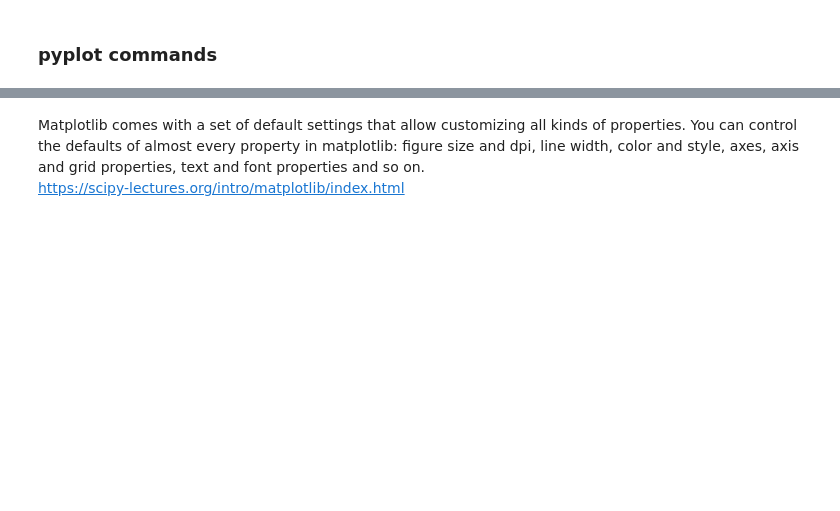
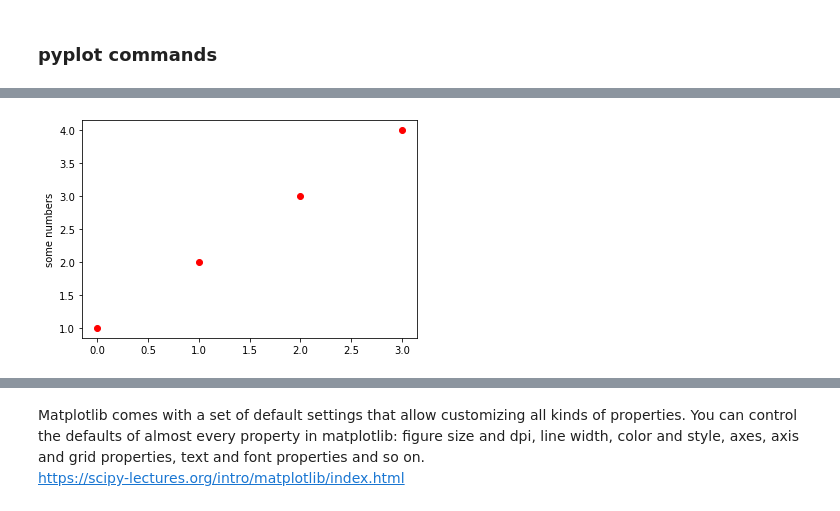
Before and after one commit to Michelleoc/fundamentals-of-data-analysis-assessment, a Jupyter notebook: pyplot.ipynb, the cells around one changed output, grey strips where cells are left out. Saved outputs shown, nothing was run; the diff lists cells and outputs as text; code cells hidden in the pictures; blank space fills up the shorter version.

```diff
--- a/pyplot.ipynb
+++ b/pyplot.ipynb
@@ -45,0 +71,7 @@ plt.show()
+# %%
+# Changing the line to red circles
+plt.plot([1, 2, 3, 4], 'ro')
+plt.ylabel('some numbers')
+plt.show()
+# %% [output]
+[figure, added]
```
Also changed, not shown: parts of 45 cells of this notebook, 4 other files.
